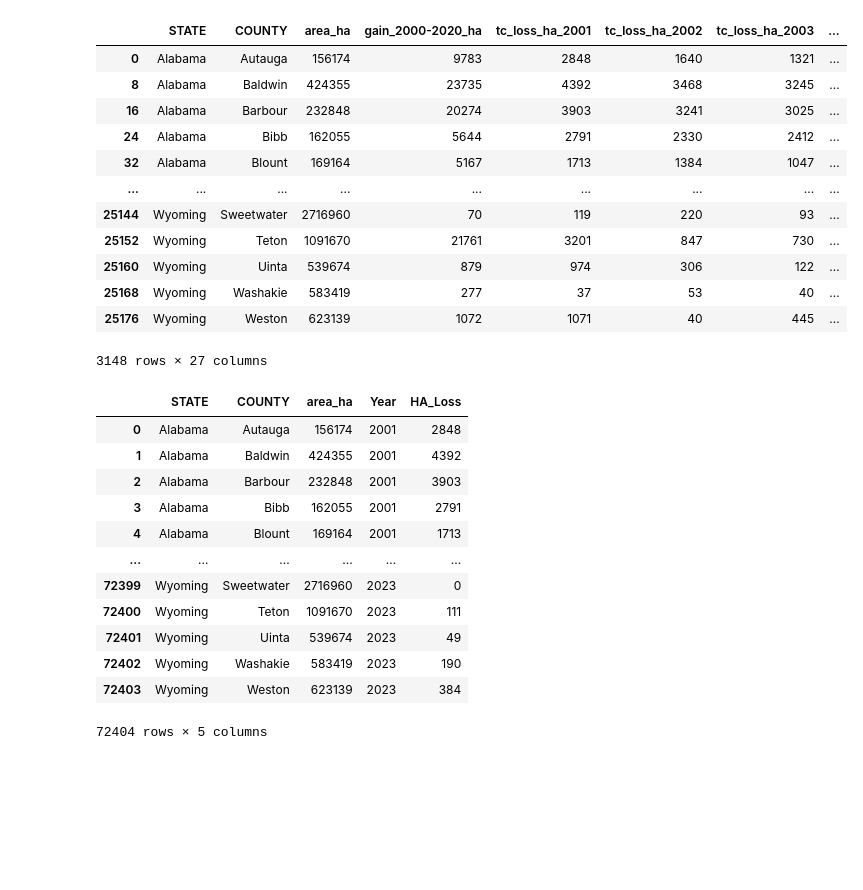
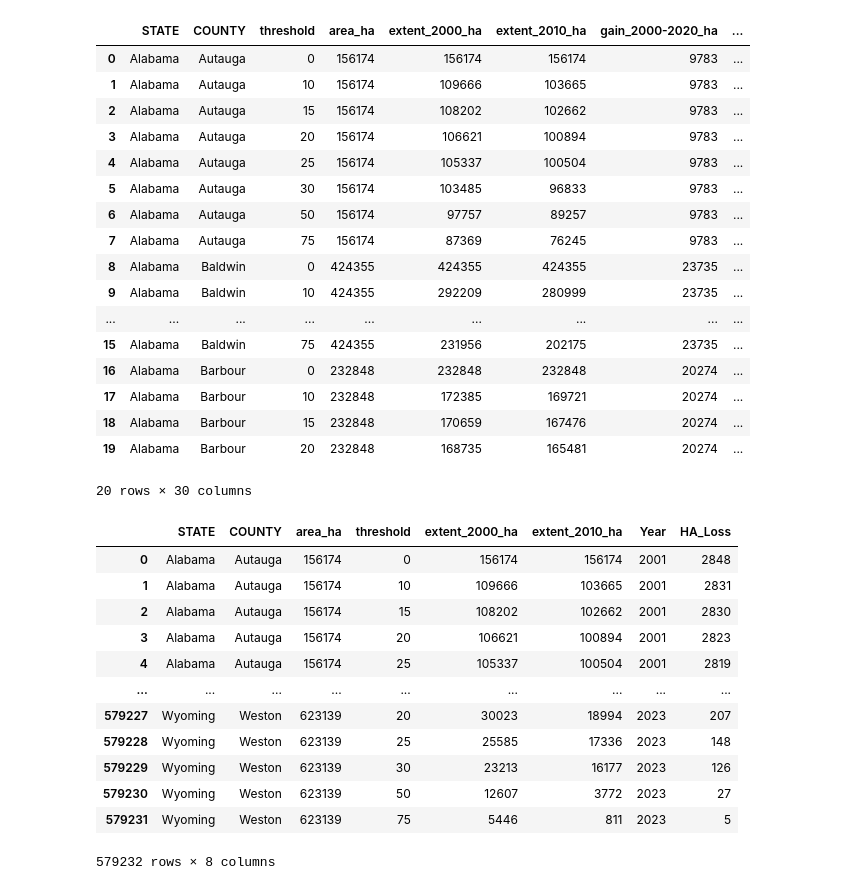
Before and after one commit to Calvin-Davis/CMSC320-FinalProject-Birds, a Jupyter notebook: Code/process_deforestation.ipynb, the cells around one changed output. Saved outputs shown, nothing was run; the diff lists cells and outputs as text; code cells hidden in the pictures; blank space fills up the shorter version.

```diff
--- a/Code/process_deforestation.ipynb
+++ b/Code/process_deforestation.ipynb
@@ -11,41 +19,46 @@ import os
 current_dir = os.getcwd()
 # %%
 df = pd.read_excel(os.path.join(current_dir, "..", "Data", "Deforestation.xlsx"), sheet_name="Subnational 2 tree cover loss")
-df = df[df["threshold"] == 0]
-df = df.drop(["country", "threshold", "extent_2000_ha", "extent_2010_ha"], axis=1).rename(columns={"subnational1": "STATE", "subnational2": "COUNTY"})
-df
+# df = df[df["threshold"] == 0]
+df = df.drop(["country"], axis=1).rename(columns={"subnational1": "STATE", "subnational2": "COUNTY"})
+df.head(20)
 # %% [output]
-|  | STATE | COUNTY | area_ha | gain_2000-2020_ha | tc_loss_ha_2001 | tc_loss_ha_2002 | tc_loss_ha_2003 | ... |
-| 0 | Alabama | Autauga | 156174 | 9783 | 2848 | 1640 | 1321 | ... |
-| 8 | Alabama | Baldwin | 424355 | 23735 | 4392 | 3468 | 3245 | ... |
-| 16 | Alabama | Barbour | 232848 | 20274 | 3903 | 3241 | 3025 | ... |
-| 24 | Alabama | Bibb | 162055 | 5644 | 2791 | 2330 | 2412 | ... |
-| 32 | Alabama | Blount | 169164 | 5167 | 1713 | 1384 | 1047 | ... |
+|  | STATE | COUNTY | threshold | area_ha | extent_2000_ha | extent_2010_ha | gain_2000-2020_ha | ... |
+| 0 | Alabama | Autauga | 0 | 156174 | 156174 | 156174 | 9783 | ... |
+| 1 | Alabama | Autauga | 10 | 156174 | 109666 | 103665 | 9783 | ... |
+| 2 | Alabama | Autauga | 15 | 156174 | 108202 | 102662 | 9783 | ... |
+| 3 | Alabama | Autauga | 20 | 156174 | 106621 | 100894 | 9783 | ... |
+| 4 | Alabama | Autauga | 25 | 156174 | 105337 | 100504 | 9783 | ... |
+| 5 | Alabama | Autauga | 30 | 156174 | 103485 | 96833 | 9783 | ... |
+| 6 | Alabama | Autauga | 50 | 156174 | 97757 | 89257 | 9783 | ... |
+| 7 | Alabama | Autauga | 75 | 156174 | 87369 | 76245 | 9783 | ... |
+| 8 | Alabama | Baldwin | 0 | 424355 | 424355 | 424355 | 23735 | ... |
+| 9 | Alabama | Baldwin | 10 | 424355 | 292209 | 280999 | 23735 | ... |
 | ... | ... | ... | ... | ... | ... | ... | ... | ... |
-| 25144 | Wyoming | Sweetwater | 2716960 | 70 | 119 | 220 | 93 | ... |
-| 25152 | Wyoming | Teton | 1091670 | 21761 | 3201 | 847 | 730 | ... |
-| 25160 | Wyoming | Uinta | 539674 | 879 | 974 | 306 | 122 | ... |
-| 25168 | Wyoming | Washakie | 583419 | 277 | 37 | 53 | 40 | ... |
-| 25176 | Wyoming | Weston | 623139 | 1072 | 1071 | 40 | 445 | ... |
+| 15 | Alabama | Baldwin | 75 | 424355 | 231956 | 202175 | 23735 | ... |
+| 16 | Alabama | Barbour | 0 | 232848 | 232848 | 232848 | 20274 | ... |
+| 17 | Alabama | Barbour | 10 | 232848 | 172385 | 169721 | 20274 | ... |
+| 18 | Alabama | Barbour | 15 | 232848 | 170659 | 167476 | 20274 | ... |
+| 19 | Alabama | Barbour | 20 | 232848 | 168735 | 165481 | 20274 | ... |
-3148 rows × 27 columns
+20 rows × 30 columns
 # %%
 loss_over_time = df.copy()
 loss_over_time = loss_over_time.drop("gain_2000-2020_ha", axis=1)
 
-loss_over_time = loss_over_time.melt(id_vars=["STATE", "COUNTY", "area_ha"], var_name="Year", value_name="HA_Loss")
+loss_over_time = loss_over_time.melt(id_vars=["STATE", "COUNTY", "area_ha", "threshold", "extent_2000_ha", "extent_2010_ha"], var_name="Year", value_name="HA_Loss")
 loss_over_time["Year"] = loss_over_time["Year"].str[-4:]
 loss_over_time
 # %% [output]
-|  | STATE | COUNTY | area_ha | Year | HA_Loss |
-| 0 | Alabama | Autauga | 156174 | 2001 | 2848 |
-| 1 | Alabama | Baldwin | 424355 | 2001 | 4392 |
-| 2 | Alabama | Barbour | 232848 | 2001 | 3903 |
-| 3 | Alabama | Bibb | 162055 | 2001 | 2791 |
-| 4 | Alabama | Blount | 169164 | 2001 | 1713 |
-| ... | ... | ... | ... | ... | ... |
-| 72399 | Wyoming | Sweetwater | 2716960 | 2023 | 0 |
-| 72400 | Wyoming | Teton | 1091670 | 2023 | 111 |
-| 72401 | Wyoming | Uinta | 539674 | 2023 | 49 |
-| 72402 | Wyoming | Washakie | 583419 | 2023 | 190 |
-| 72403 | Wyoming | Weston | 623139 | 2023 | 384 |
+|  | STATE | COUNTY | area_ha | threshold | extent_2000_ha | extent_2010_ha | Year | HA_Loss |
+| 0 | Alabama | Autauga | 156174 | 0 | 156174 | 156174 | 2001 | 2848 |
+| 1 | Alabama | Autauga | 156174 | 10 | 109666 | 103665 | 2001 | 2831 |
+| 2 | Alabama | Autauga | 156174 | 15 | 108202 | 102662 | 2001 | 2830 |
+| 3 | Alabama | Autauga | 156174 | 20 | 106621 | 100894 | 2001 | 2823 |
+| 4 | Alabama | Autauga | 156174 | 25 | 105337 | 100504 | 2001 | 2819 |
+| ... | ... | ... | ... | ... | ... | ... | ... | ... |
+| 579227 | Wyoming | Weston | 623139 | 20 | 30023 | 18994 | 2023 | 207 |
+| 579228 | Wyoming | Weston | 623139 | 25 | 25585 | 17336 | 2023 | 148 |
+| 579229 | Wyoming | Weston | 623139 | 30 | 23213 | 16177 | 2023 | 126 |
+| 579230 | Wyoming | Weston | 623139 | 50 | 12607 | 3772 | 2023 | 27 |
+| 579231 | Wyoming | Weston | 623139 | 75 | 5446 | 811 | 2023 | 5 |
-72404 rows × 5 columns
+579232 rows × 8 columns
```
Also changed, not shown: parts of 6 cells of this notebook.
